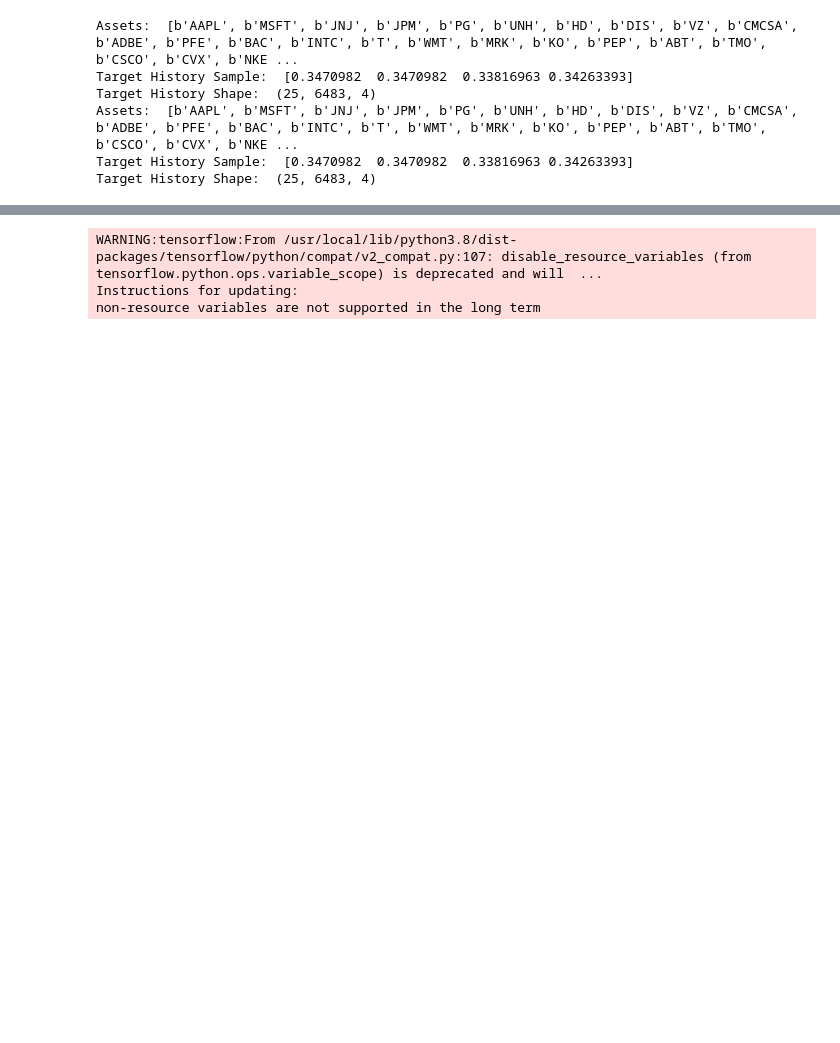
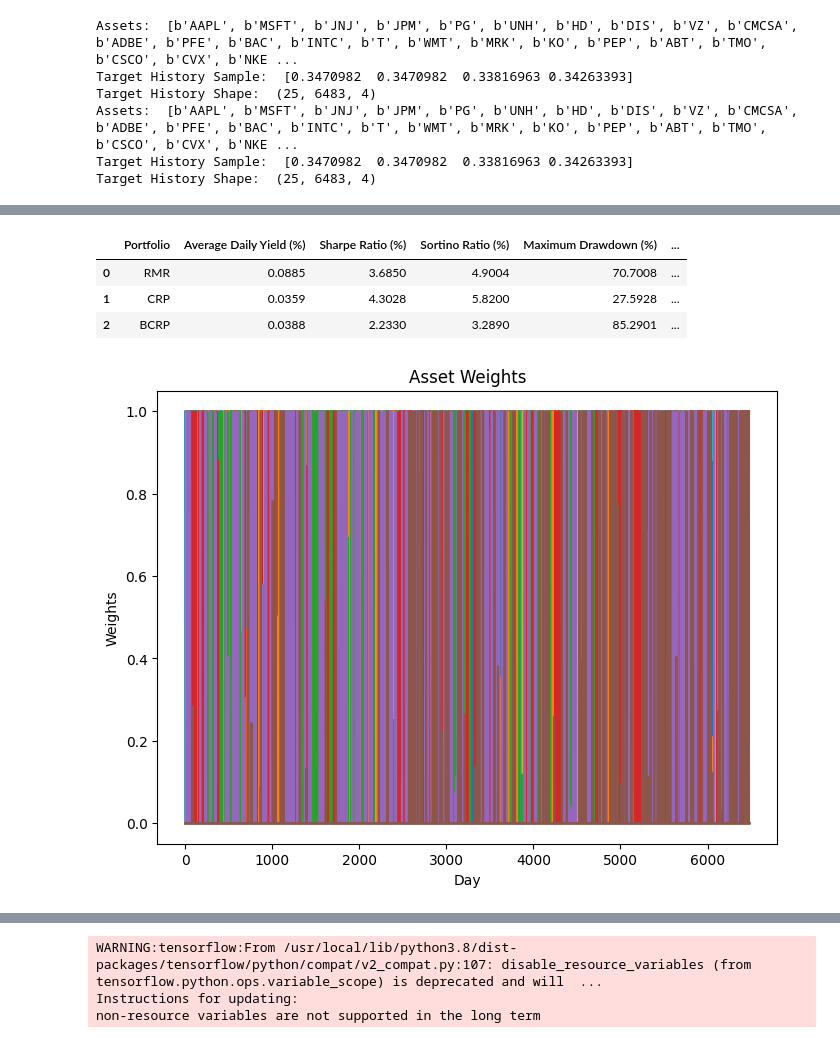
Before and after one commit to Eminent01/AMMI_Research, a Jupyter notebook: AMMI_4.ipynb, the cells around one changed output, grey strips where cells are left out. Drawn from its saved outputs; the diff is of its cells as text; code cells hidden in the pictures; blank space fills up the shorter version.

```diff
--- a/AMMI_4.ipynb
+++ b/AMMI_4.ipynb
@@ -642,0 +737,11 @@ OSError: ignored
+# %%
+results_table(models, portfolio_values_list)
+# %% [output]
+|  | Portfolio | Average Daily Yield (%) | Sharpe Ratio (%) | Sortino Ratio (%) | Maximum Drawdown (%) | ... |
+| 0 | RMR | 0.0885 | 3.6850 | 4.9004 | 70.7008 | ... |
+| 1 | CRP | 0.0359 | 4.3028 | 5.8200 | 27.5928 | ... |
+| 2 | BCRP | 0.0388 | 2.2330 | 3.2890 | 85.2901 | ... |
+# %%
+plot_weights(weights_list[0])
+# %% [output]
+[figure, added]
```
Also changed, not shown: parts of 23 cells of this notebook.
